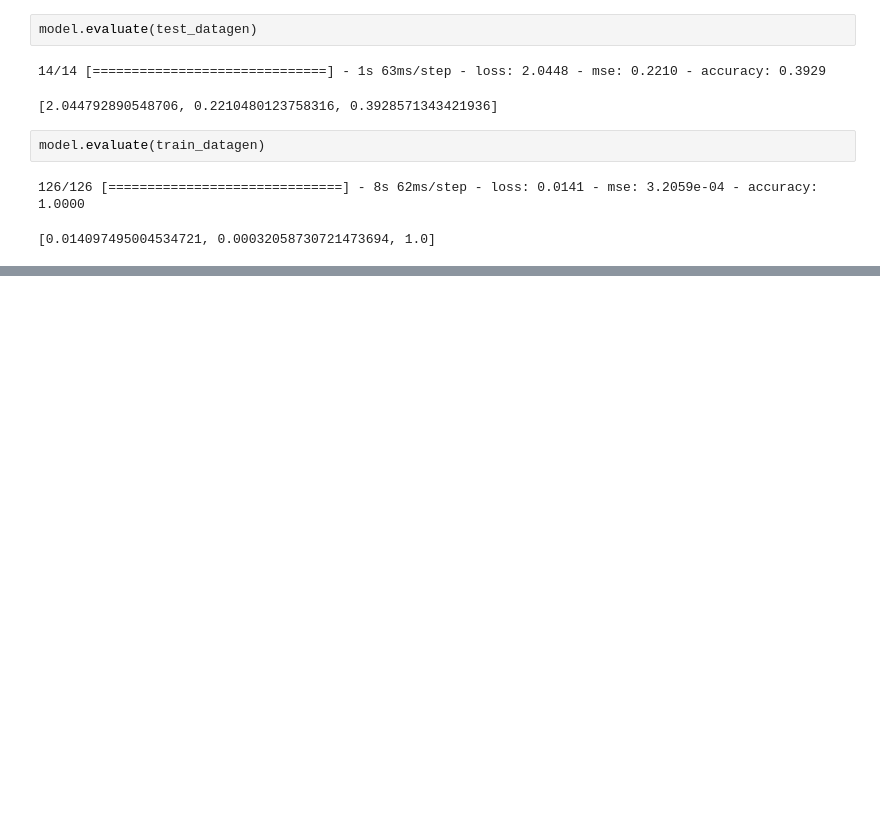
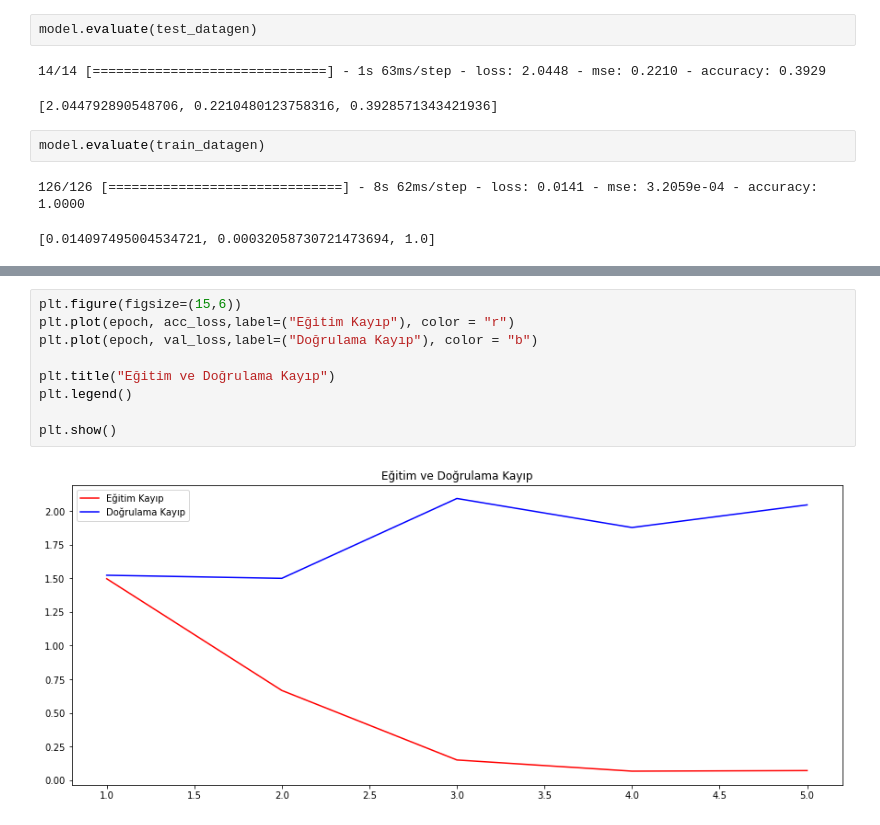
Before and after one commit to omeryildizce/Yapay_Zeka_ve_Bilgisayarli_Goru, a Jupyter notebook: Bolum_02_Tensorflow/c02_Tensorflow.ipynb, the cells around one changed output, grey strips where cells are left out. Saved outputs shown, nothing was run; the diff lists cells and outputs as text; blank space fills up the shorter version.

```diff
--- a/Bolum_02_Tensorflow/c02_Tensorflow.ipynb
+++ b/Bolum_02_Tensorflow/c02_Tensorflow.ipynb
@@ -304,0 +348,11 @@ model.evaluate(train_datagen)
+# %%
+plt.figure(figsize=(15,6))
+plt.plot(epoch, acc_loss,label=("Eğitim Kayıp"), color = "r")
+plt.plot(epoch, val_loss,label=("Doğrulama Kayıp"), color = "b")
+
+plt.title("Eğitim ve Doğrulama Kayıp")
+plt.legend()
+
+plt.show()
+# %% [output]
+[figure, added]
```
Also changed, not shown: parts of 5 cells of this notebook.
